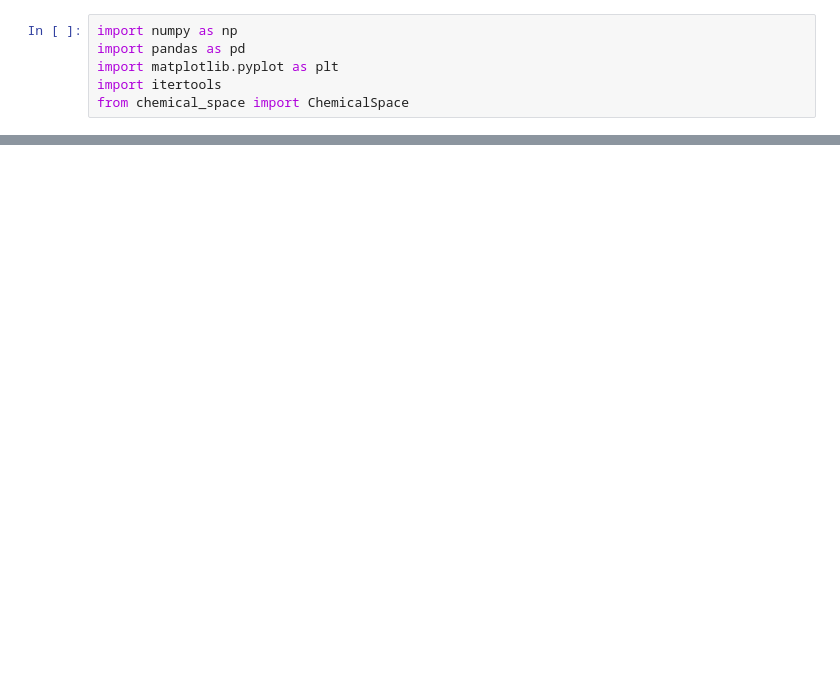
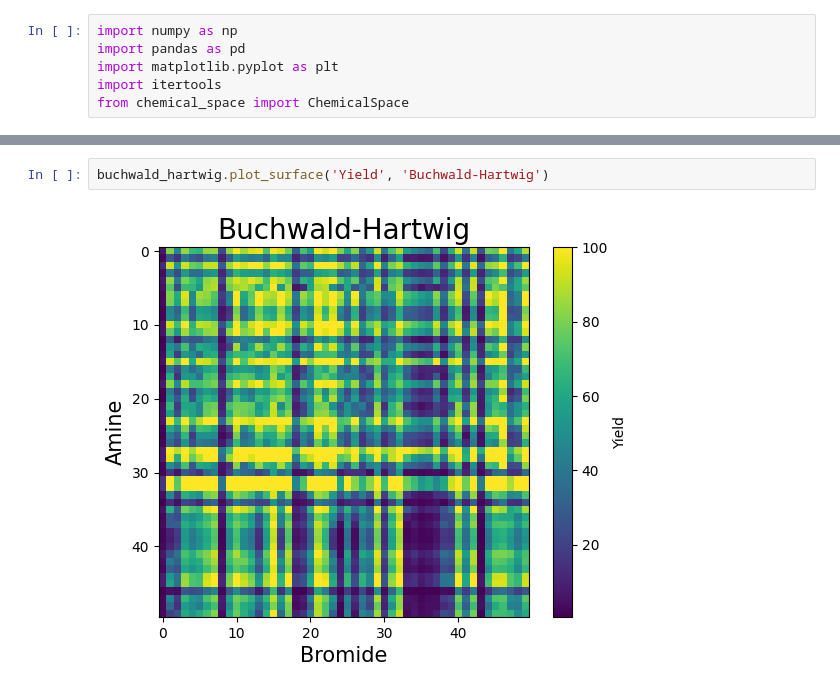
Before and after one commit to ssivilotti/condition_set_opt, a Jupyter notebook: dataset_analysis.ipynb, the cells around one changed output, grey strips where cells are left out. Saved outputs shown, nothing was run; the diff lists cells and outputs as text; blank space fills up the shorter version.

```diff
--- a/dataset_analysis.ipynb
+++ b/dataset_analysis.ipynb
@@ -114,0 +36,4 @@ BH_df_reduced.index = range(len(BH_df_reduced))
+# %%
+buchwald_hartwig.plot_surface('Yield', 'Buchwald-Hartwig')
+# %% [output]
+[figure, added]
```
Also changed, not shown: parts of 48 cells of this notebook.
